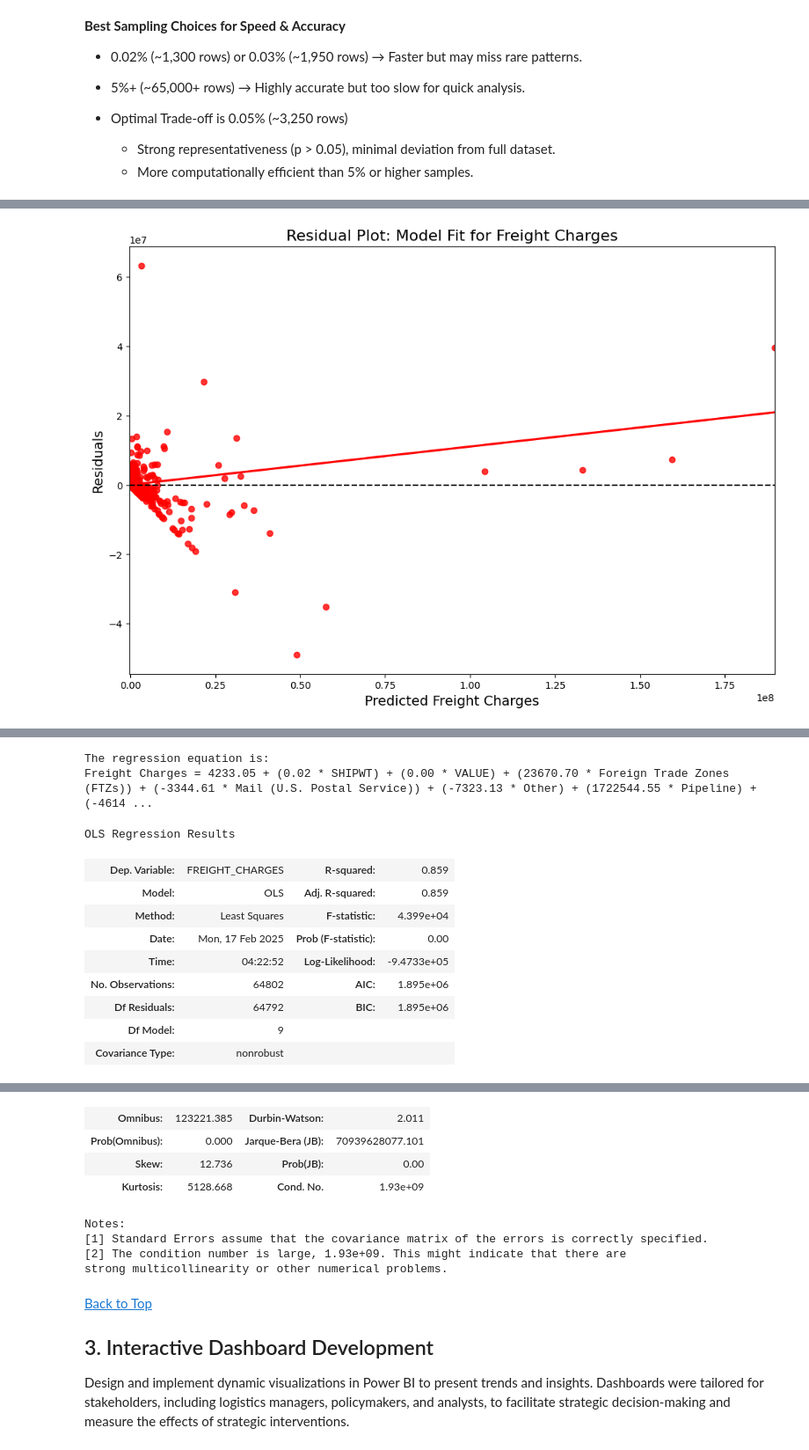
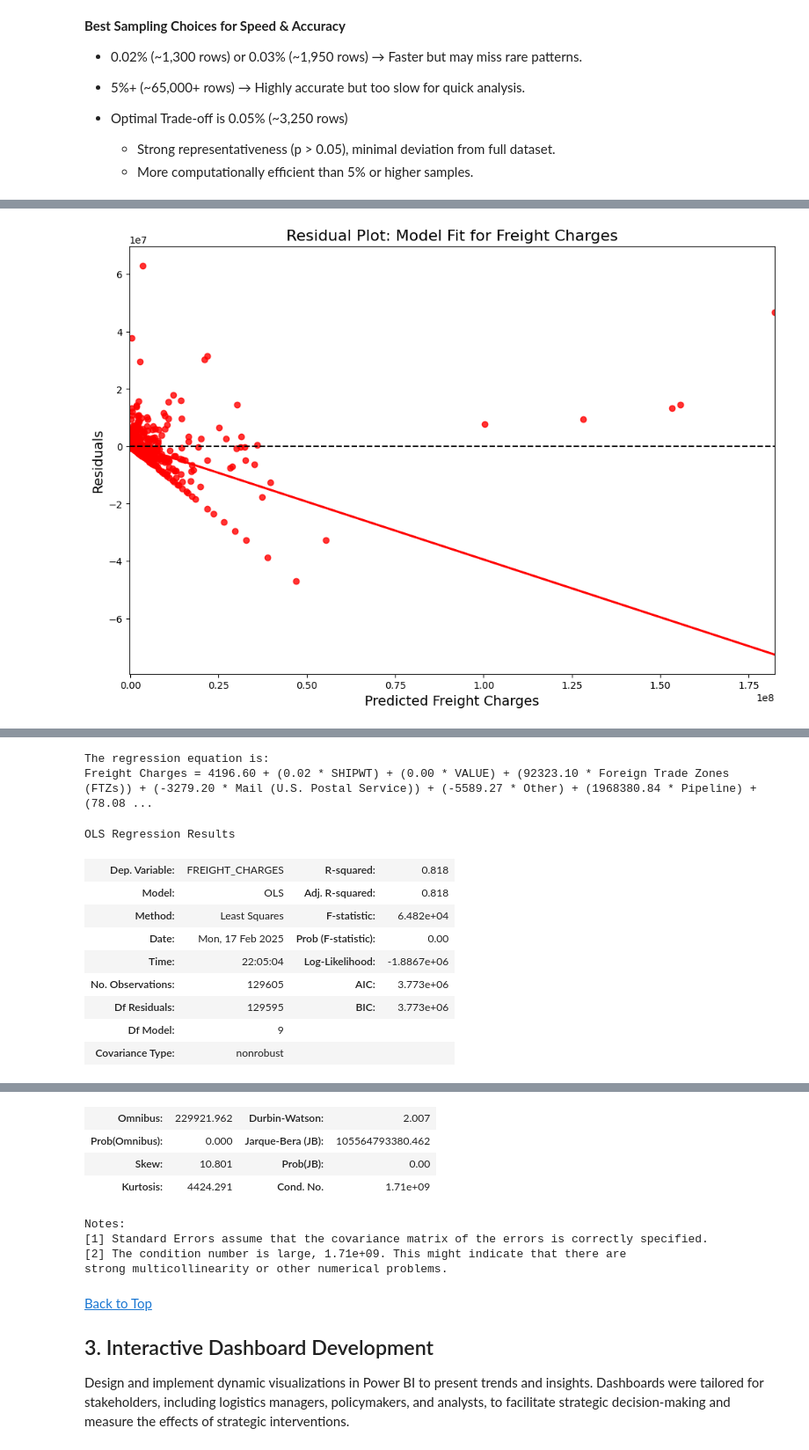
Before and after one commit to Nfayem/trans_border_freight_data_analysis, a Jupyter notebook: notebooks/trans_border_freight_data_analysis.ipynb, the cells around one changed output, grey strips where cells are left out. Shown at 88% size. Cells and saved outputs as stored; diff of their text form; code cells hidden in the pictures.

```diff
--- a/notebooks/trans_border_freight_data_analysis.ipynb
+++ b/notebooks/trans_border_freight_data_analysis.ipynb
@@ -2777,7 +2865,7 @@ ks_results_df
   - More computationally efficient than 5% or higher samples.
 # %%
 # Sample the original dataset
-sampled_df = final_eda_df.sample(frac=0.01, random_state=42)
+sampled_df = final_eda_df.sample(frac=0.02, random_state=42)
 
 # Fit regression model
 formula = 'FREIGHT_CHARGES ~ C(DISAGMOT) + SHIPWT + VALUE'
@@ -2819,3 +2907,3 @@ Fitting Model: 100%|██████████ [ time elapsed: 00:00 ]
 
 Plotting Residuals:   0%|           [ time elapsed: 00:00 ]
-[figure, old version]
+[figure, new version]
@@ -2824,13 +2912,13 @@ Plotting Residuals: 100%|██████████ [ time elapsed: 12:09 ]
 The regression equation is:
-Freight Charges = 4233.05 + (0.02 * SHIPWT) + (0.00 * VALUE) + (23670.70 * Foreign Trade Zones (FTZs)) + (-3344.61 * Mail (U.S. Postal Service)) + (-7323.13 * Other) + (1722544.55 * Pipeline) + (-4614 ...
+Freight Charges = 4196.60 + (0.02 * SHIPWT) + (0.00 * VALUE) + (92323.10 * Foreign Trade Zones (FTZs)) + (-3279.20 * Mail (U.S. Postal Service)) + (-5589.27 * Other) + (1968380.84 * Pipeline) + (78.08 ...
 OLS Regression Results
-| Dep. Variable: | FREIGHT_CHARGES | R-squared: | 0.859 |
-| Model: | OLS | Adj. R-squared: | 0.859 |
-| Method: | Least Squares | F-statistic: | 4.399e+04 |
+| Dep. Variable: | FREIGHT_CHARGES | R-squared: | 0.818 |
+| Model: | OLS | Adj. R-squared: | 0.818 |
+| Method: | Least Squares | F-statistic: | 6.482e+04 |
 | Date: | Mon, 17 Feb 2025 | Prob (F-statistic): | 0.00 |
-| Time: | 04:22:52 | Log-Likelihood: | -9.4733e+05 |
-| No. Observations: | 64802 | AIC: | 1.895e+06 |
-| Df Residuals: | 64792 | BIC: | 1.895e+06 |
+| Time: | 22:05:04 | Log-Likelihood: | -1.8867e+06 |
+| No. Observations: | 129605 | AIC: | 3.773e+06 |
+| Df Residuals: | 129595 | BIC: | 3.773e+06 |
 | Df Model: | 9 |  |  |
 | Covariance Type: | nonrobust |  |  |
 |  | coef | std err | t | P>|t| | [0.025 | 0.975] |
@@ -2847,10 +2935,10 @@ OLS Regression Results
-| Omnibus: | 123221.385 | Durbin-Watson: | 2.011 |
-| Prob(Omnibus): | 0.000 | Jarque-Bera (JB): | 70939628077.101 |
-| Skew: | 12.736 | Prob(JB): | 0.00 |
-| Kurtosis: | 5128.668 | Cond. No. | 1.93e+09 |
+| Omnibus: | 229921.962 | Durbin-Watson: | 2.007 |
+| Prob(Omnibus): | 0.000 | Jarque-Bera (JB): | 105564793380.462 |
+| Skew: | 10.801 | Prob(JB): | 0.00 |
+| Kurtosis: | 4424.291 | Cond. No. | 1.71e+09 |
 Notes:
 [1] Standard Errors assume that the covariance matrix of the errors is correctly specified.
-[2] The condition number is large, 1.93e+09. This might indicate that there are
+[2] The condition number is large, 1.71e+09. This might indicate that there are
 strong multicollinearity or other numerical problems.
 # %% [markdown]
 [Back to Top](#table-of-contents)
```
Also changed, not shown: parts of 11 cells of this notebook, 3 other files.
